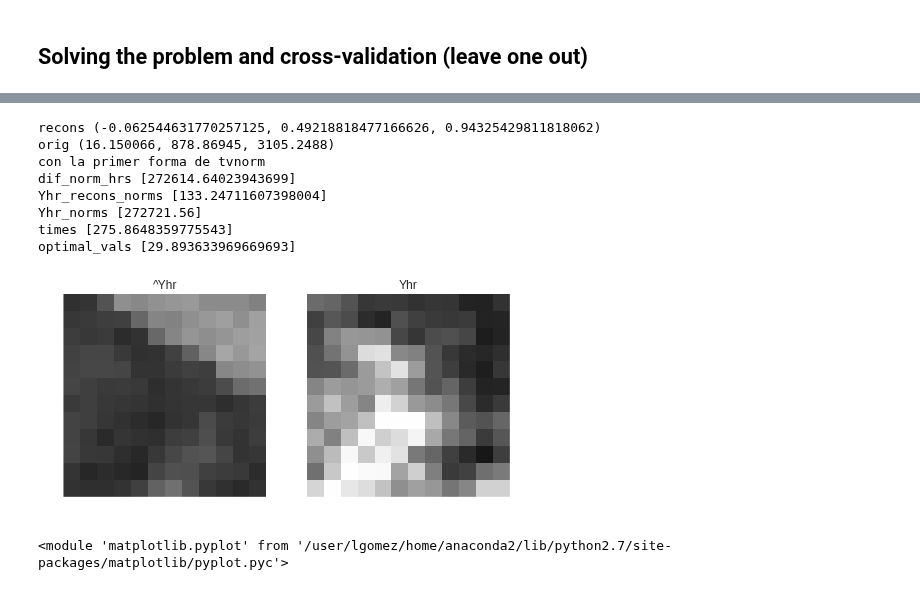
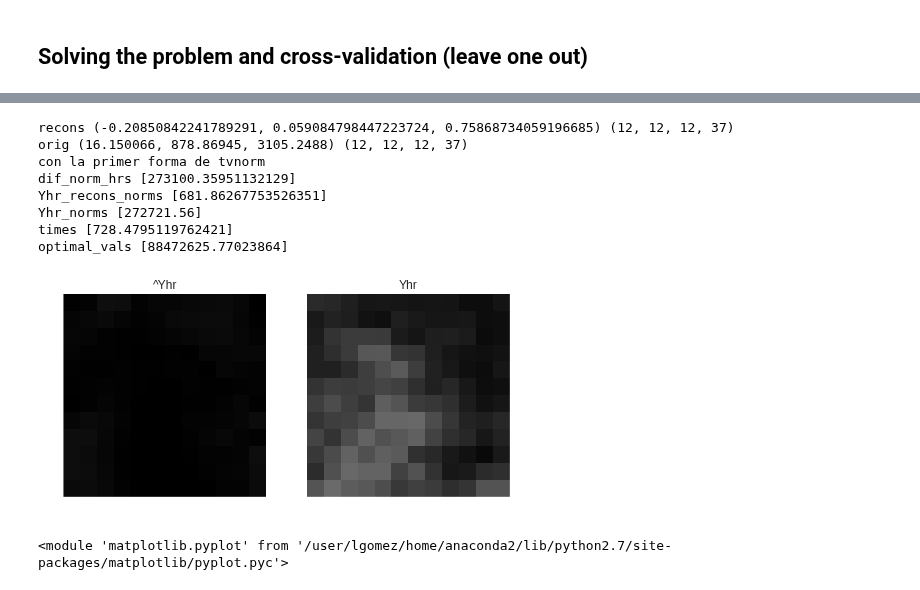
Before and after one commit to egomezsumma/iqt, a Jupyter notebook: Experimento 5.3 (Mapl+ dict G(c)).ipynb, the cells around one changed output, grey strips where cells are left out. Drawn from its saved outputs; the diff is of its cells as text; code cells hidden in the pictures.

Commit message:
agregando tv norm

```diff
--- a/Experimento 5.3 (Mapl+ dict G(c)).ipynb
+++ b/Experimento 5.3 (Mapl+ dict G(c)).ipynb
@@ -287,7 +387,7 @@ VMIN, VMAX=-50, 2500
 voi_hr_shape = (12, 12, 12, 6)
 voi_lr_shape = (6, 6, 6, 6)
 #subjects = [100307, 100408, 180129, 180432, 180836, 180937]
-subjects = [100307, 100408, 180129]
+subjects = [100307, 100408, 180129, 180432]
 
 bvals2000pos = [18, 27, 69, 75, 101, 107]
 
@@ -302,12 +402,9 @@ reload(hcp)
 #print 'Bvals: ', set(gtab.bvals)
 ## Con imagenes pequenas multi-shel
 loader_func = hcp.load_subject_medium_noS0
-sample_maker = get_sample_maker(subjects, loader_func, scale=2)
-## Con imagenes pequenas multi-shel
-#loader_func = hcp.load_subject_small
-#sample_maker = get_sample_maker(subjects, loader_func, scale=2)
+sample_maker = get_sample_maker(subjects, loader_func, scale=2))
 
-n_samples = 3
+n_samples = 4
 iterations = 1
 
 # Metrics to save
@@ -337,7 +434,7 @@ for i in range(0, iterations):
 
     ## The one that left out to validate
     the_one_out = len(subjects)-1
-    i_hr, i_lr, gtab = get_sample_dwi(the_one_out, subjects, loader_func, scale=2)
+    i_hr, i_lr, _, _,  gtab = get_sample_dwi(the_one_out, subjects, loader_func, scale=2)
     #C, c, _ = get_sample(the_one_out, subjects, loader_func, scale=2)
 
     ### Aca shiftear el arreglo de sujetos (train deja el ultimo afuera del entrenamiento)
@@ -360,7 +457,7 @@ for i in range(0, iterations):
     # Minimization solve
     # mock: A, seg = np.ones(i_hr.shape), 20
     print '= Solving optimization problem ...'
-    A, C, seg, prob = solveMin(clr_test, i_hr.shape, G, M, U,  tau, gtab, scale=2, max_iters=1500, verbose=True)
+    A, C, seg, prob = solveMin(clr_test, i_hr.shape, G, M, U,  tau, gtab, scale=2, max_iters=1000, verbose=True)
     max_vals_hr_r.append(A.max())
     min_vals_hr_r.append(A.min())
 
@@ -455,0 +553,5 @@ eps = 5.00e-03, alpha = 1.50, max_iters = 1500, normalize = 1, scale = 1.00
+# %%
+# Para darle otra ronda
+A, C, seg, prob = solveMin(clr_test, i_hr.shape, G, M, U,  tau, gtab, prob=prob, max_iters=1500, verbose=True)
+#parameters = dict((c.name(), c) for c in prob.parameters())
+#betha, alpha = parameters['betha'],  parameters['alpha']
@@ -472,27 +593,27 @@ hist(A[:,6,:, b].flatten(), range=(0,4))
 # %%
-img_utils._isc(A*1000, i_hr, b=b, vmin=0, vmax=1000, titles=['^Yhr', 'Yhr'])
+img_utils._isc(A*1000, i_hr, b=4, vmin=0, vmax=2500, titles=['^Yhr', 'Yhr'])
 
 #img_utils._is(A, vmin=A.min(), vmax=A.max())
-print 'recons', (A.min(), A.mean(), A.max())
-print 'orig',(i_hr.min(), i_hr.mean(), i_hr.max())
+print 'recons', (A.min(), A.mean(), A.max()), A.shape
+print 'orig',(i_hr.min(), i_hr.mean(), i_hr.max()), i_hr.shape
 #G.shape
 
 print 'con la primer forma de tvnorm'
 print 'dif_norm_hrs', dif_norm_hrs
 print 'Yhr_recons_norms', Yhr_recons_norms
 print 'Yhr_norms', Yhr_norms
 print 'times',times
 print 'optimal_vals', optimal_vals
 # %% [output]
-recons (-0.062544631770257125, 0.49218818477166626, 0.94325429811818062)
-orig (16.150066, 878.86945, 3105.2488)
+recons (-0.20850842241789291, 0.059084798447223724, 0.75868734059196685) (12, 12, 12, 37)
+orig (16.150066, 878.86945, 3105.2488) (12, 12, 12, 37)
 con la primer forma de tvnorm
-dif_norm_hrs [272614.64023943699]
-Yhr_recons_norms [133.24711607398004]
+dif_norm_hrs [273100.35951132129]
+Yhr_recons_norms [681.86267753526351]
 Yhr_norms [272721.56]
-times [275.8648359775543]
-optimal_vals [29.893633969669693]
+times [728.4795119762421]
+optimal_vals [88472625.77023864]
-[figure, old version]
+[figure, new version]
 # %%
 img_utils._isc(B, i_lr, b=4, vmax=max(i_lr.max(), B.max()), vmin=min(i_lr.min(),B.min()))
 # %% [output]
```
Also changed, not shown: parts of 12 cells of this notebook.
